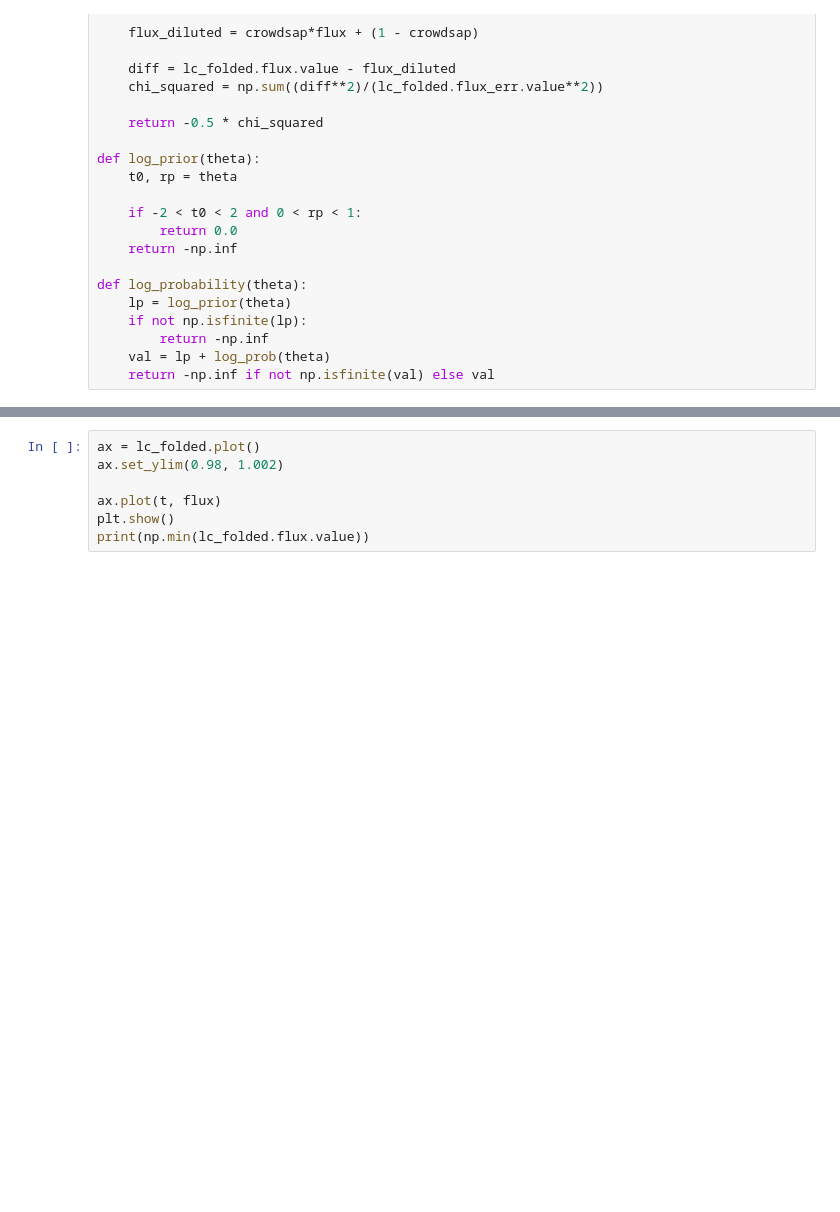
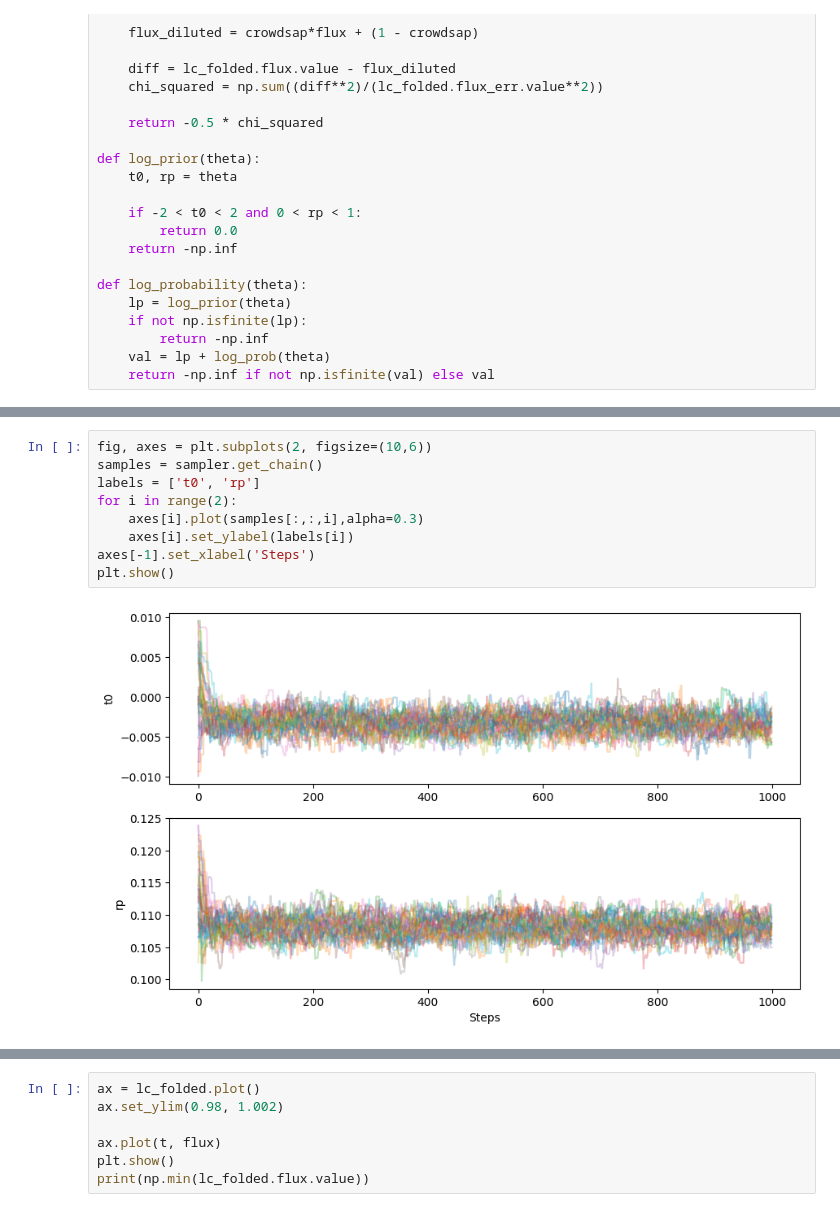
Before and after one commit to Yuvii-i/Exoplanet-Transit-Pipeline, a Jupyter notebook: transit_pipeline.ipynb, the cells around one changed output, grey strips where cells are left out. Drawn from its saved outputs; the diff is of its cells as text; blank space fills up the shorter version.

```diff
--- a/transit_pipeline.ipynb
+++ b/transit_pipeline.ipynb
@@ -105,0 +103,11 @@ print(mean_rp, '+-', sd_rp)
+# %%
+fig, axes = plt.subplots(2, figsize=(10,6))
+samples = sampler.get_chain()
+labels = ['t0', 'rp']
+for i in range(2):
+    axes[i].plot(samples[:,:,i],alpha=0.3)
+    axes[i].set_ylabel(labels[i])
+axes[-1].set_xlabel('Steps')
+plt.show()
+# %% [output]
+[figure, added]
```
Also changed, not shown: parts of 3 cells of this notebook, 1 other file.
